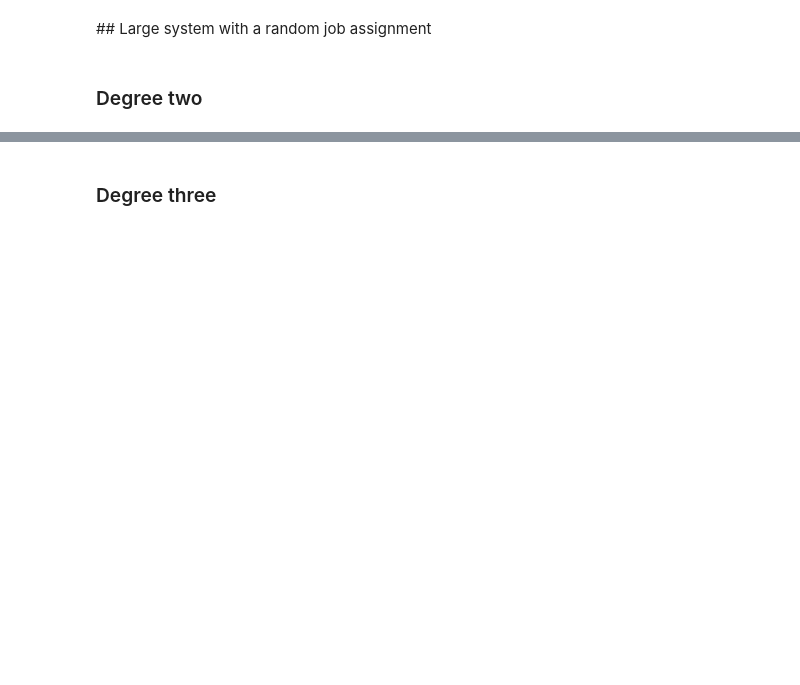
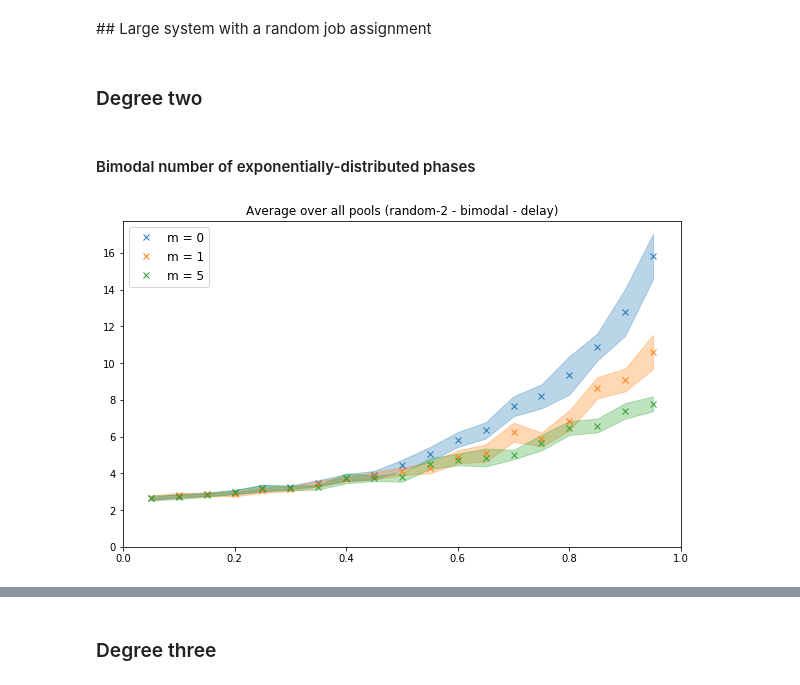
Before and after one commit to ccomte/phd-thesis, a Jupyter notebook: 7-job-scheduling/plot.ipynb, the cells around one changed output, grey strips where cells are left out. Drawn from its saved outputs; the diff is of its cells as text; code cells hidden in the pictures; blank space fills up the shorter version.

Commit message:
Add simulations in Chapter 7
Add 'random-bimodal-fcfs.c' and 'random-bimodal-scheduling.c'.

```diff
--- a/7-job-scheduling/plot.ipynb
+++ b/7-job-scheduling/plot.ipynb
@@ -126,4 +126,31 @@ toy_example('n', 'zipf', 'service-rate')
 # %% [markdown]
 ## Large system with a random job assignment
+# %%
+def random(scenario, distribution, metric, timers=[0, 1, 5]):
+    figure()
+
+    for j, timer in enumerate(timers):
+        # read the simulation results
+        result = pd.read_csv('%s%s-%s-%d-%s.csv'
+                             % (folder, scenario, distribution, timer, metric))
+
+        # plot the simulation results
+        plot(result['rho'], result['performance'],
+             label='m = %d' % timer, marker=markers[0], color='C%d' % j, linestyle='None')
+        fill_between(result['rho'],
+                     (result['performance'] - result['interval']),
+                     (result['performance'] + result['interval']),
+                     color='C%d' % j, alpha=.3)
+
+    title('Average over all pools (%s - %s - %s)' % (scenario, distribution, metric))
+    xlim(0, 1); ylim(ymin=0)
+    legend(loc='best')
+    show()
 # %% [markdown]
 ### Degree two
+# %% [markdown]
+#### Bimodal number of exponentially-distributed phases
+# %%
+random('random-2', 'bimodal', 'delay')
+# %% [output]
+[figure, added]
```
Also changed, not shown: parts of 10 cells of this notebook, 4 other files.
